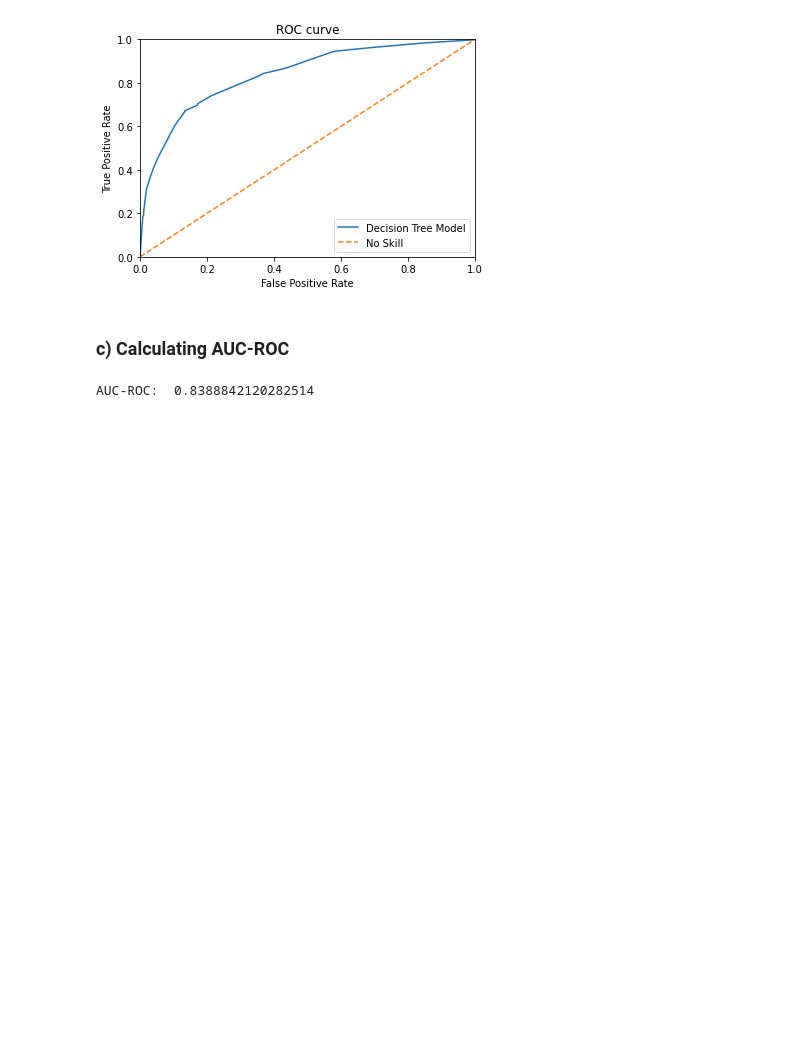
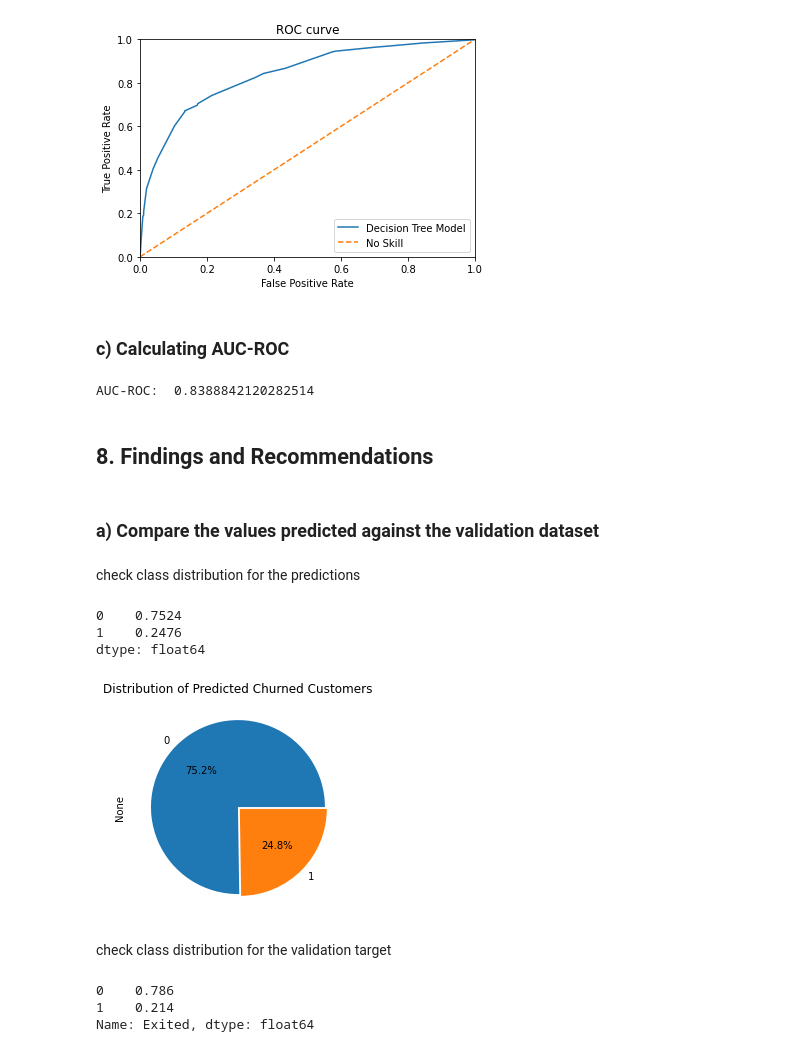
Before and after one commit to mangsmato/Week5_churn_prediction, a Jupyter notebook: bank_churn_predictions.ipynb, the cells around one changed output. Drawn from its saved outputs; the diff is of its cells as text; code cells hidden in the pictures; blank space fills up the shorter version.

```diff
--- a/bank_churn_predictions.ipynb
+++ b/bank_churn_predictions.ipynb
@@ -700,3 +700,32 @@ auc_roc = roc_auc_score(target_valid,prob_pred_ones)
 print('AUC-ROC: ', auc_roc)
 # %% [output]
 AUC-ROC:  0.8388842120282514
+# %% [markdown]
+## 8. Findings and Recommendations
+# %% [markdown]
+### a) Compare the values predicted against the validation dataset
+# %% [markdown]
+check class distribution for the predictions
+# %%
+pred_valid_series = pd.Series(pred_valid)
+predicted_class_frequency = pred_valid_series.value_counts(normalize=True)
+predicted_class_frequency
+# %% [output]
+0    0.7524
+1    0.2476
+dtype: float64
+# %%
+predicted_class_frequency.plot(kind = 'pie', autopct = '%0.1f%%', figsize = [6, 4], explode = (0, 0.03))
+plt.title("Distribution of Predicted Churned Customers")
+plt.show()
+# %% [output]
+[figure, added]
+# %% [markdown]
+check class distribution for the validation target
+# %%
+target_frequency = target_valid.value_counts(normalize=True)
+target_frequency
+# %% [output]
+0    0.786
+1    0.214
+Name: Exited, dtype: float64
```
Also changed, not shown: parts of 4 cells of this notebook, 1 other file.
